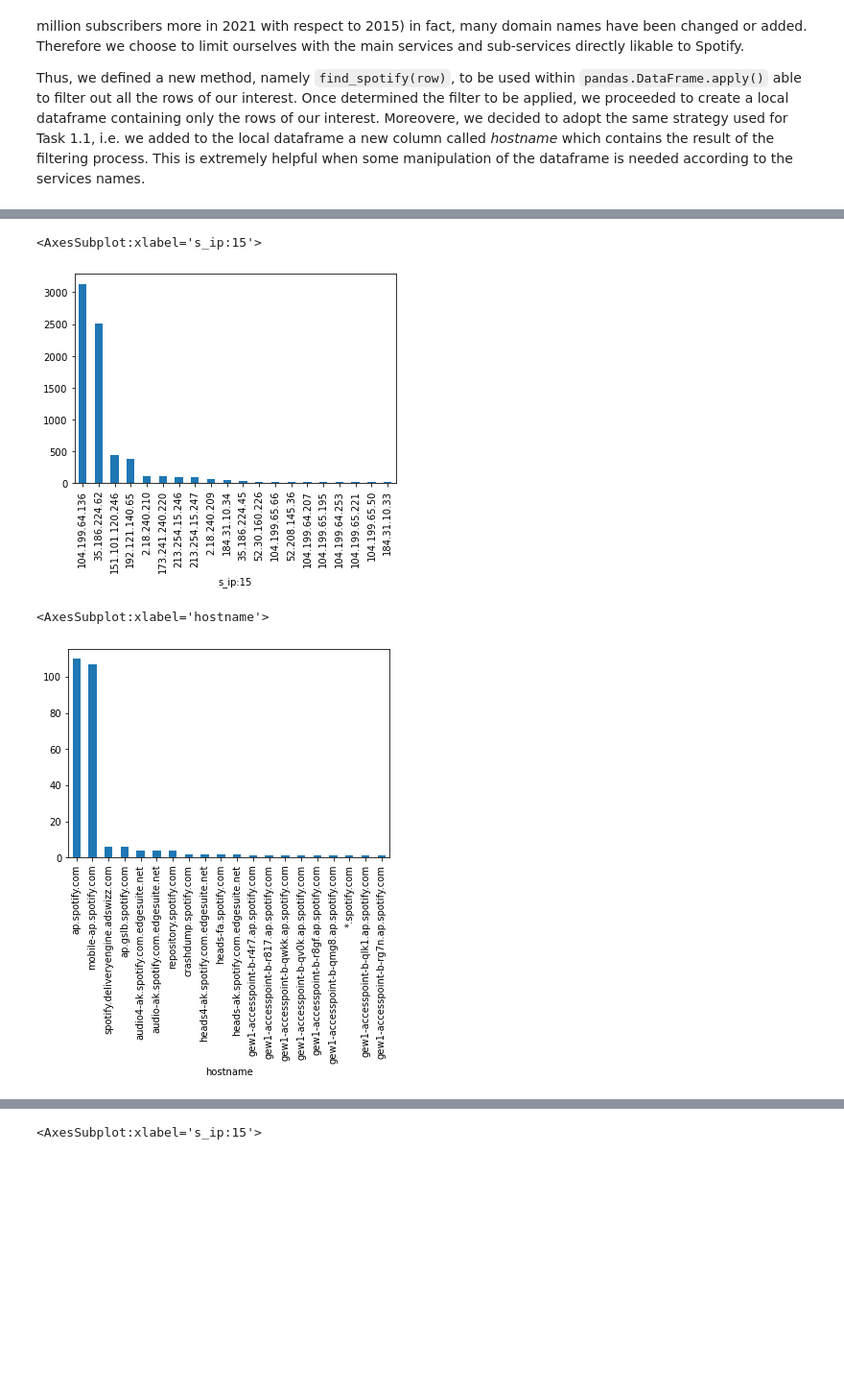
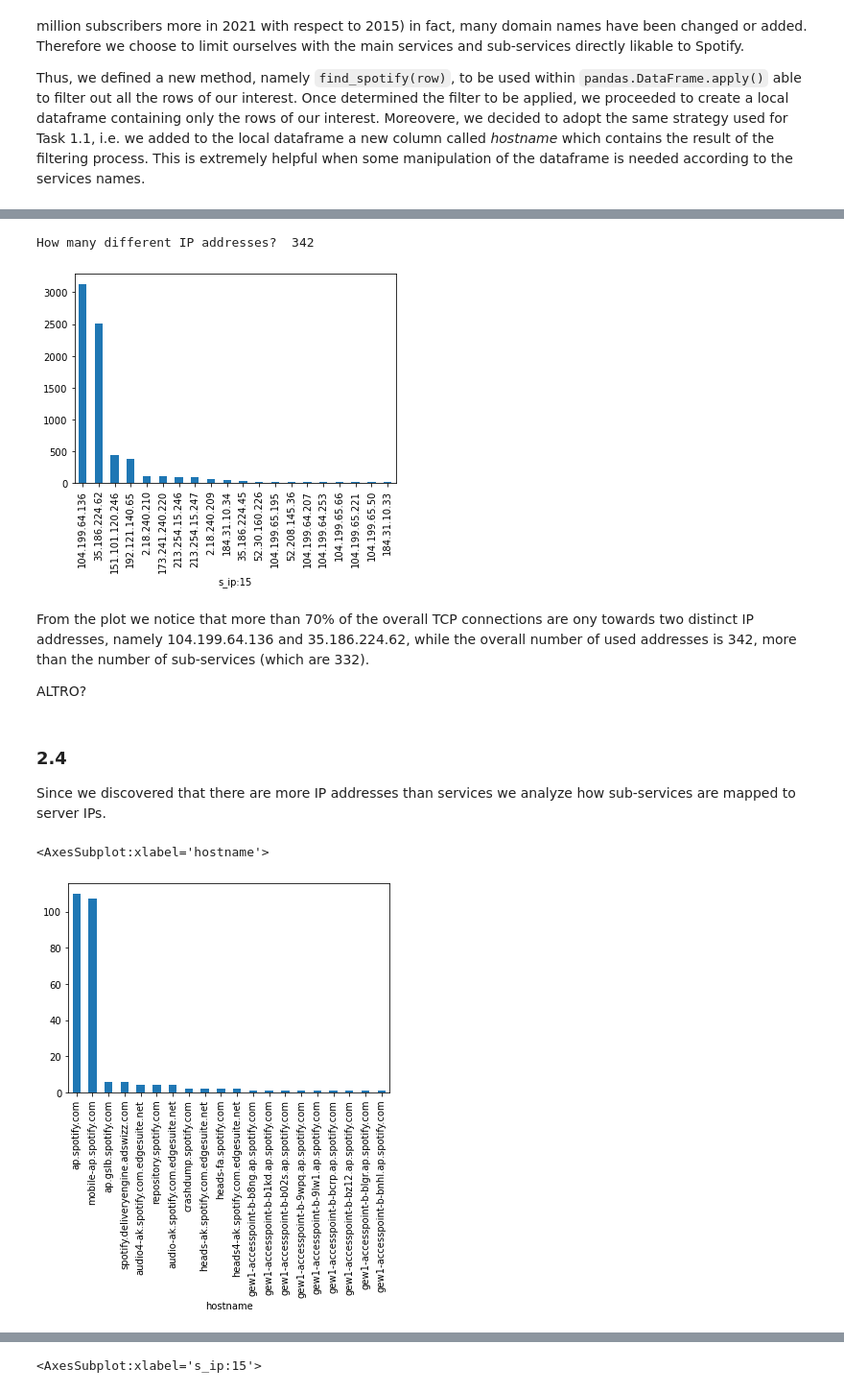
Before and after one commit to AlessioFerra/NML_Group4, a Jupyter notebook: Lab04.ipynb, the cells around one changed output, grey strips where cells are left out. Shown at 96% size. Cells and saved outputs as stored; diff of their text form; code cells hidden in the pictures; blank space fills up the shorter version.

```diff
--- a/Lab04.ipynb
+++ b/Lab04.ipynb
@@ -347,15 +376,33 @@ How many different sub-services?  332
 # %%
 # POINT 7
 # group and plot by server IP
-sp_dataf.groupby(['s_ip:15']).size().sort_values(ascending=False).head(20).plot(kind='bar')
+sp_hostname_df = sp_dataf.groupby(['s_ip:15']).size()
+sp_hostname_df.sort_values(ascending=False).head(20).plot(kind='bar')
+# print(sp_hostname_df.sort_values(ascending=False).head(20))
+
+print('How many different IP addresses? ', sp_hostname_df.value_counts().sum())
+# print('What is their name? ')
+# services_names = []
+# for name in sp_hostname_df.items():
+#    services_names.append(name[0])
+#    print(name[0])
 # %% [output]
-<AxesSubplot:xlabel='s_ip:15'>
+How many different IP addresses?  342
-[figure, old version]
+[figure, new version]
+# %% [markdown]
+From the plot we notice that more than 70% of the overall TCP connections are ony towards two distinct IP addresses, namely 104.199.64.136 and 35.186.224.62, while the overall number of used addresses is 342, more than the number of sub-services (which are 332).
+
+ALTRO?
+# %% [markdown]
+### 2.4
+
+Since we discovered that there are more IP addresses than services we analyze how sub-services are mapped to server IPs.
 # %%
 # POINT 8
-
 # Plot the number of distinct server IPs for each subservice
-sp_dataf.groupby(['hostname'])['s_ip:15'].nunique().sort_values(ascending=False).head(20).plot(kind='bar')
+sp_hostname_df = sp_dataf.groupby(['hostname'])['s_ip:15'].nunique()
+sp_hostname_df.sort_values(ascending=False).head(20).plot(kind='bar')
+# print(sp_hostname_df.sort_values(ascending=False).head(20), sp_hostname_df.sum())
 # %% [output]
 <AxesSubplot:xlabel='hostname'>
-[figure, old version]
+[figure, new version]
```
Also changed, not shown: parts of 9 cells of this notebook.
